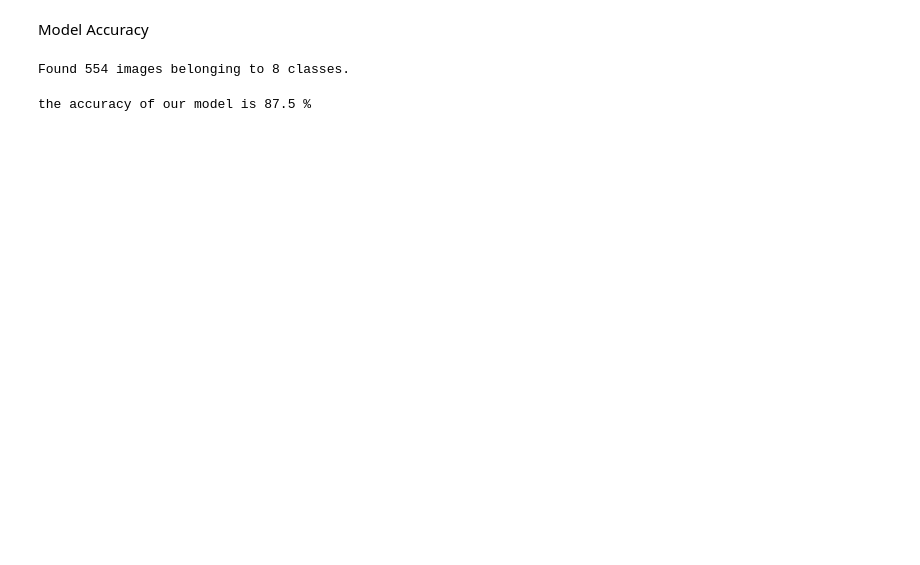
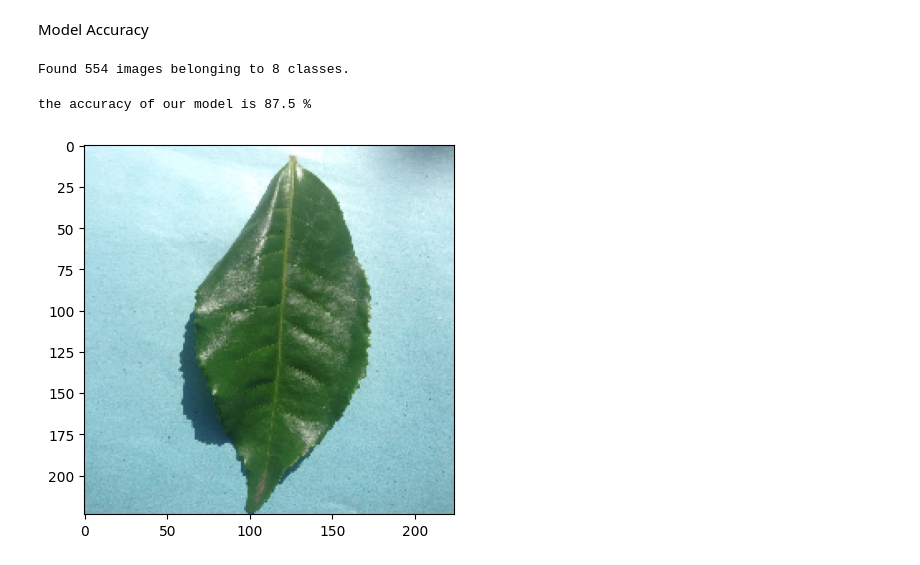
Before and after one commit to wathsumi/DL-Tea-Disease, a Jupyter notebook: Untitled6.ipynb, the cells around one changed output. Saved outputs shown, nothing was run; the diff lists cells and outputs as text; code cells hidden in the pictures; blank space fills up the shorter version.

```diff
--- a/Untitled6.ipynb
+++ b/Untitled6.ipynb
@@ -393,0 +395,27 @@ the accuracy of our model is 87.5 %
+# %%
+from keras.preprocessing.image import load_img, img_to_array
+import numpy as np
+import matplotlib.pyplot as plt
+
+path = "/content/tea sickness dataset/healthy/UNADJUSTEDNONRAW_thumb_211.jpg"
+
+img = load_img(path, target_size=(224, 224))
+input_arr = img_to_array(img) / 255
+
+plt.imshow(input_arr)
+plt.show()
+
+input_arr = np.expand_dims(input_arr, axis=0)
+
+# Use the predict method to get class probabilities
+pred = model.predict(input_arr)
+
+# Determine the class with the highest probability
+predicted_class = np.argmax(pred)
+
+if predicted_class == 0:
+    print("The image is predicted to have anthracnose.")
+else:
+    print("The image is predicted not to have anthracnose.")
+# %% [output]
+[figure, added]
```
Also changed, not shown: parts of 19 cells of this notebook.
